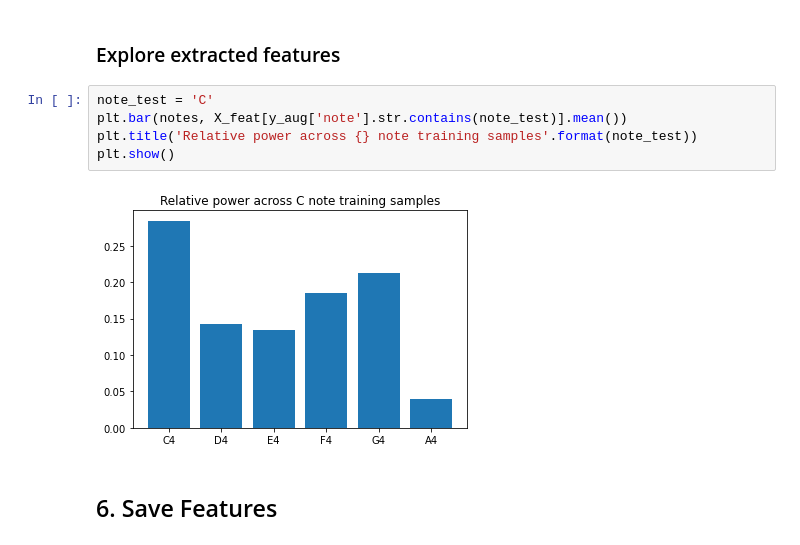
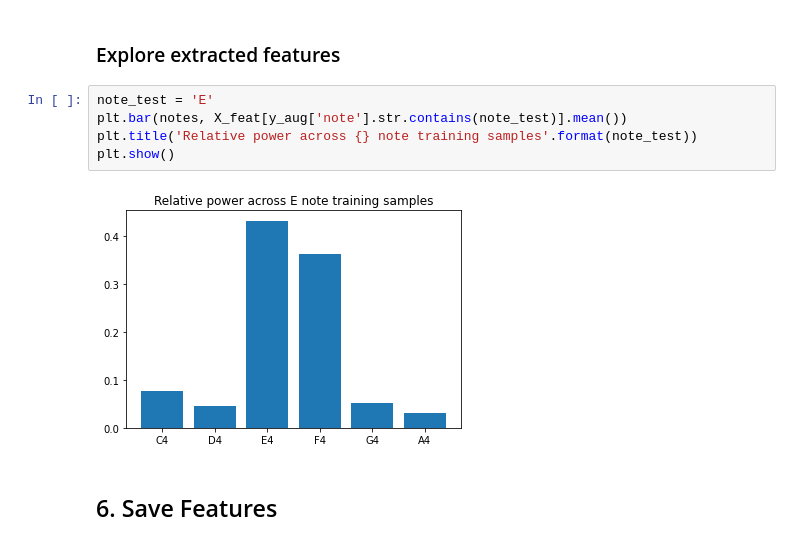
Before and after one commit to bwalsh62/note-recognition, a Jupyter notebook: notebooks/demo.ipynb, the cells around one changed output. Drawn from its saved outputs; the diff is of its cells as text.

Commit message:
Moving piano_notes info into music_util. Adding basic 2-note prediction in demo

```diff
--- a/notebooks/demo.ipynb
+++ b/notebooks/demo.ipynb
@@ -203,12 +201,12 @@ X_feat.head()
 # %% [markdown]
 ### Explore extracted features
 # %%
-note_test = 'C'
+note_test = 'E'
 plt.bar(notes, X_feat[y_aug['note'].str.contains(note_test)].mean())
 plt.title('Relative power across {} note training samples'.format(note_test))
 plt.show()
 # %% [output]
-[figure, old version]
+[figure, new version]
 # %% [markdown]
 ## <a id = "feat_save"></a> 6. Save Features
 # %%
```
Also changed, not shown: parts of 14 cells of this notebook, 2 other files.
